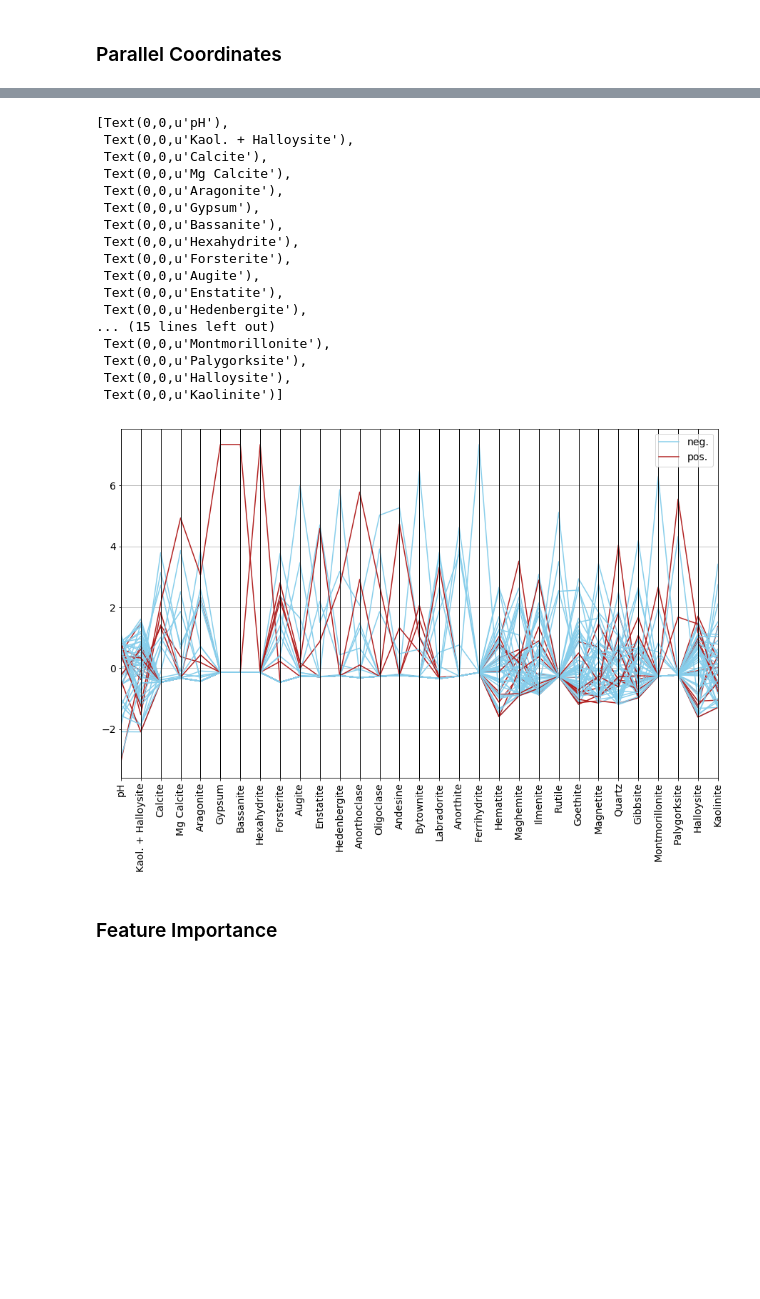
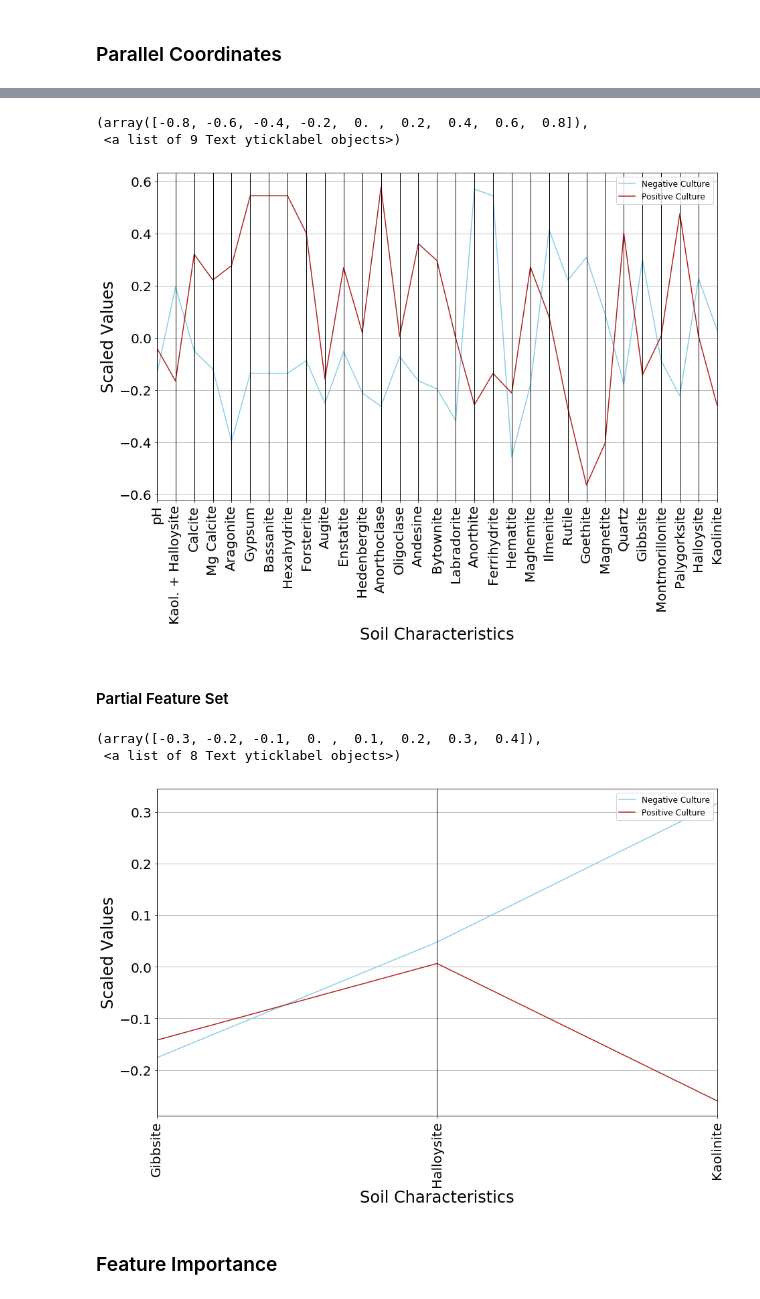
Before and after one commit to glickmac/Soil, a Jupyter notebook: Hawiian_Soils.ipynb, the cells around one changed output, grey strips where cells are left out. Drawn from its saved outputs; the diff is of its cells as text; code cells hidden in the pictures; blank space fills up the shorter version.

```diff
--- a/Hawiian_Soils.ipynb
+++ b/Hawiian_Soils.ipynb
@@ -150 +203,12 @@ final_df.head()
 5 rows × 32 columns
+# %%
+grouped = final_df.groupby('NTM culture')
+nmax = 11
+import random
+random.seed(1)
+balanced = grouped.apply(lambda x: x.sample(nmax) if len(x) > nmax else x)
+# %%
+culture_average = balanced.groupby('NTM culture').mean()
+culture_average['NTM culture'] = culture_average.index
+culture_average['NTM culture'].replace(('pos.', 'neg.'), ('Positive Culture', 'Negative Culture'), inplace=True)
+culture_average.head()
@@ -151,28 +223,41 @@ final_df.head()
+# %%
+plt.rc('legend',**{'fontsize':12})
+from pandas.plotting import parallel_coordinates
+pc = parallel_coordinates(culture_average,
+                          'NTM culture',
+                          color=('skyblue', 'firebrick'))
+pc.set_xticklabels(pc.get_xticklabels(),rotation=90)
+plt.xlabel('Soil Characteristics', size = 24)
+plt.ylabel('Scaled Values', size = 24)
+plt.xticks(size = 20)
+plt.yticks(size = 20)
+# %% [output]
+(array([-0.8, -0.6, -0.4, -0.2,  0. ,  0.2,  0.4,  0.6,  0.8]),
+ <a list of 9 Text yticklabel objects>)
+[figure, added]
+# %% [markdown]
+#### Partial Feature Set
+# %%
+cols = ['Gibbsite',
+ 'Halloysite',
+ 'Kaolinite',
+       'NTM culture']
+
+culture_average2 = culture_average[cols]
 # %%
 from pandas.plotting import parallel_coordinates
-pc = parallel_coordinates(final_df,
+pc = parallel_coordinates(culture_average2,
                           'NTM culture',
                           color=('skyblue', 'firebrick'))
 pc.set_xticklabels(pc.get_xticklabels(),rotation=90)
+plt.xlabel('Soil Characteristics', size = 24)
+plt.ylabel('Scaled Values', size = 24)
+plt.xticks(size = 20)
+plt.yticks(size = 20)
 # %% [output]
-[Text(0,0,u'pH'),
- Text(0,0,u'Kaol. + Halloysite'),
- Text(0,0,u'Calcite'),
- Text(0,0,u'Mg Calcite'),
- Text(0,0,u'Aragonite'),
- Text(0,0,u'Gypsum'),
- Text(0,0,u'Bassanite'),
- Text(0,0,u'Hexahydrite'),
- Text(0,0,u'Forsterite'),
- Text(0,0,u'Augite'),
- Text(0,0,u'Enstatite'),
- Text(0,0,u'Hedenbergite'),
-... (15 lines left out)
- Text(0,0,u'Montmorillonite'),
- Text(0,0,u'Palygorksite'),
- Text(0,0,u'Halloysite'),
- Text(0,0,u'Kaolinite')]
+(array([-0.3, -0.2, -0.1,  0. ,  0.1,  0.2,  0.3,  0.4]),
+ <a list of 8 Text yticklabel objects>)
-[figure, old version]
+[figure, new version]
 # %% [markdown]
 ### Feature Importance
 # %% [markdown]
```
Also changed, not shown: parts of 12 cells of this notebook, 5 other files.
